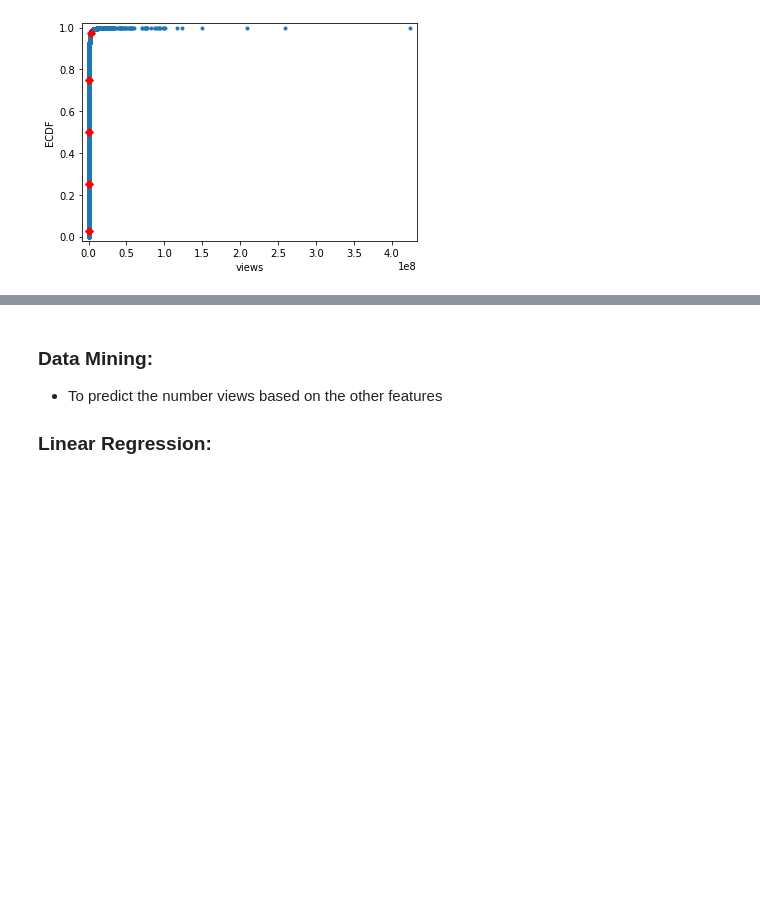
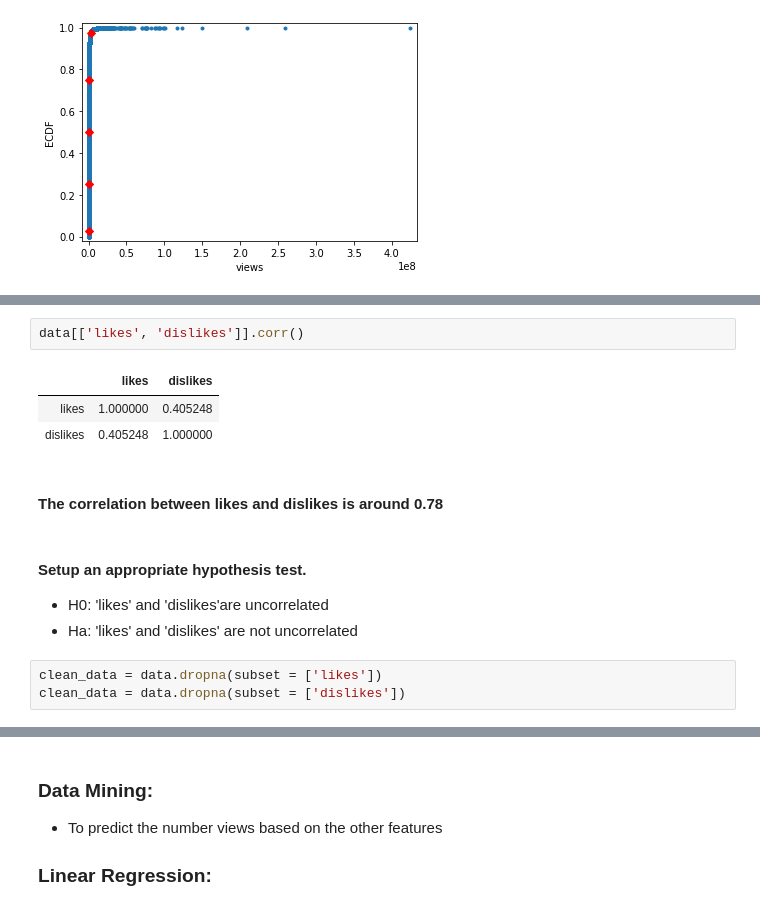
Before and after one commit to emami06/TrendingVideoYouTube, a Jupyter notebook: Notebooks/YouTube.ipynb, the cells around one changed output, grey strips where cells are left out. Drawn from its saved outputs; the diff is of its cells as text; blank space fills up the shorter version.

```diff
--- a/Notebooks/YouTube.ipynb
+++ b/Notebooks/YouTube.ipynb
@@ -807,0 +830,16 @@ plt.show()
+# %%
+data[['likes', 'dislikes']].corr()
+# %% [output]
+|  | likes | dislikes |
+| likes | 1.000000 | 0.405248 |
+| dislikes | 0.405248 | 1.000000 |
+# %% [markdown]
+#### The correlation between likes  and dislikes is around 0.78
+# %% [markdown]
+#### Setup an appropriate hypothesis test.
+
+- H0: 'likes' and 'dislikes'are uncorrelated
+- Ha: 'likes' and 'dislikes' are not uncorrelated
+# %%
+clean_data = data.dropna(subset = ['likes'])
+clean_data = data.dropna(subset = ['dislikes'])
```
Also changed, not shown: parts of 12 cells of this notebook.
